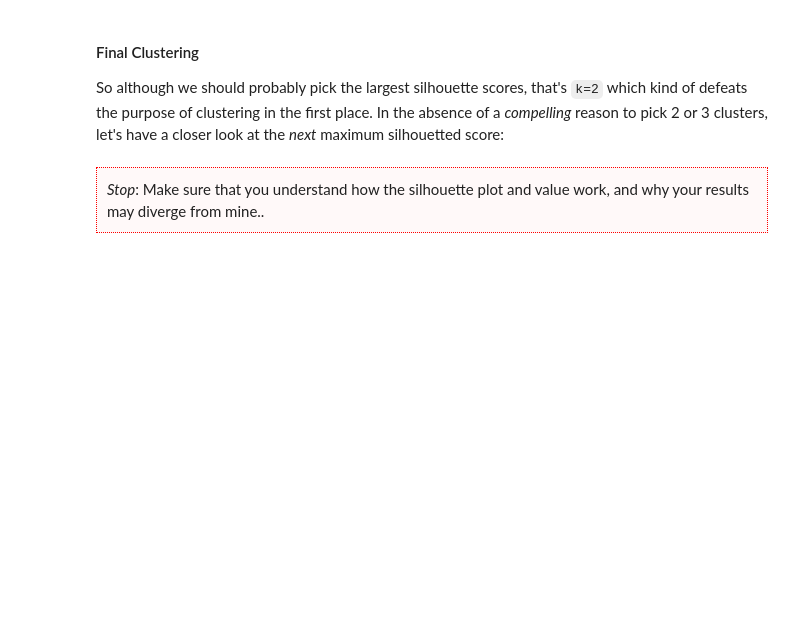
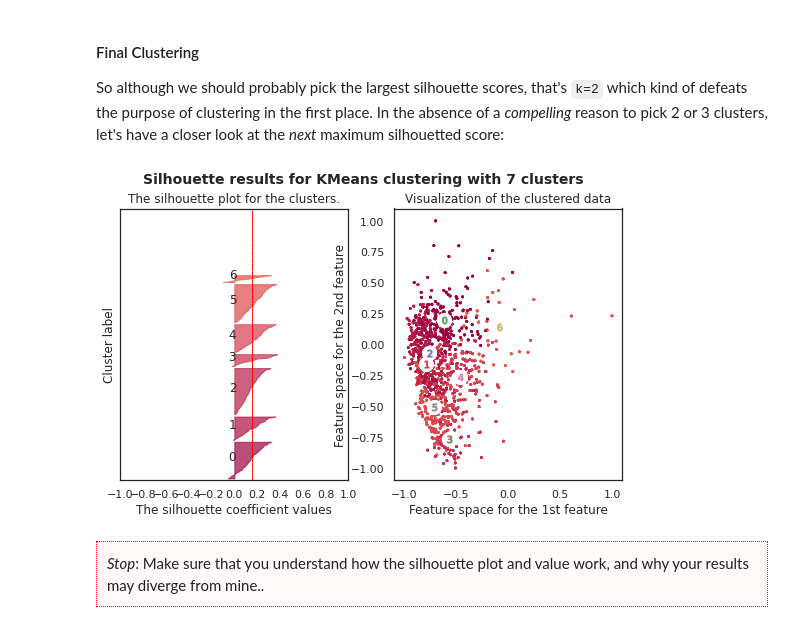
Before and after one commit to joeylizh/i2p, a Jupyter notebook: Practical-10-Grouping_Data.ipynb, the cells around one changed output. Saved outputs shown, nothing was run; the diff lists cells and outputs as text; code cells hidden in the pictures; blank space fills up the shorter version.

```diff
--- a/Practical-10-Grouping_Data.ipynb
+++ b/Practical-10-Grouping_Data.ipynb
@@ -328,14 +415,16 @@ We can use the largest average silhouette score to determine the 'natural' numbe
 
 So although we should probably pick the largest silhouette scores, that's `k=2` which kind of defeats the purpose of clustering in the first place. In the absence of a _compelling_ reason to pick 2 or 3 clusters, let's have a closer look at the _next_ maximum silhouetted score:
 # %%
-k_pref=??
+k_pref=7
 
 #############
 # Do the clustering using the main columns
-kmeans = KMeans(??).fit(cldf)
+kmeans = KMeans(n_clusters=k_pref, n_init=25, random_state=42).fit(cldf)
 
 # Convert to a series
 s = pd.Series(kmeans.labels_, index=cldf.index, name=c_nm)
+
+# We do this for plotting
 rs[c_nm] = s
 
 # Calculate the overall silhouette score
@@ -393,33 +482,35 @@ for i in range(k_pref):
     ax1.set_yticks([])  # Clear the yaxis labels / ticks
     ax1.set_xticks(np.arange(-1.0, 1.1, 0.2)) # Was: [-0.1, 0, 0.2, 0.4, 0.6, 0.8, 1]
 
     # 2nd Plot showing the actual clusters formed --
     # we can only do this for the first two dimensions
     # so we may not see fully what is causing the
     # resulting assignment
     colors = plt.cm.Spectral(kmeans.labels_.astype(float) / k)
     ax2.scatter(cldf[cldf.columns[0]], cldf[cldf.columns[1]],
                 marker='.', s=30, lw=0, alpha=0.7, c=colors)
 
     # Labeling the clusters
     centers = kmeans.cluster_centers_
 
     # Draw white circles at cluster centers
     ax2.scatter(centers[:, 0], centers[:, 1],
                 marker='o', c="white", alpha=1, s=200)
 
     for i, c in enumerate(centers):
         ax2.scatter(c[0], c[1], marker='$%d$' % i, alpha=1, s=50)
 
     ax2.set_title("Visualization of the clustered data")
     ax2.set_xlabel("Feature space for the 1st feature")
     ax2.set_ylabel("Feature space for the 2nd feature")
 
 plt.suptitle(("Silhouette results for KMeans clustering "
                 "with %d clusters" % k_pref),
                 fontsize=14, fontweight='bold')
 
 plt.show()
+# %% [output]
+[figure, added]
 # %% [markdown]
 <div style="border: dotted 1px red; padding: 10px; margin: 5px; background-color: rgb(255,249,249);"><i>Stop</i>: Make sure that you understand how the silhouette plot and value work, and why your results may diverge from mine..</div>
 # %%
```
Also changed, not shown: parts of 52 cells of this notebook, 1 other file.
